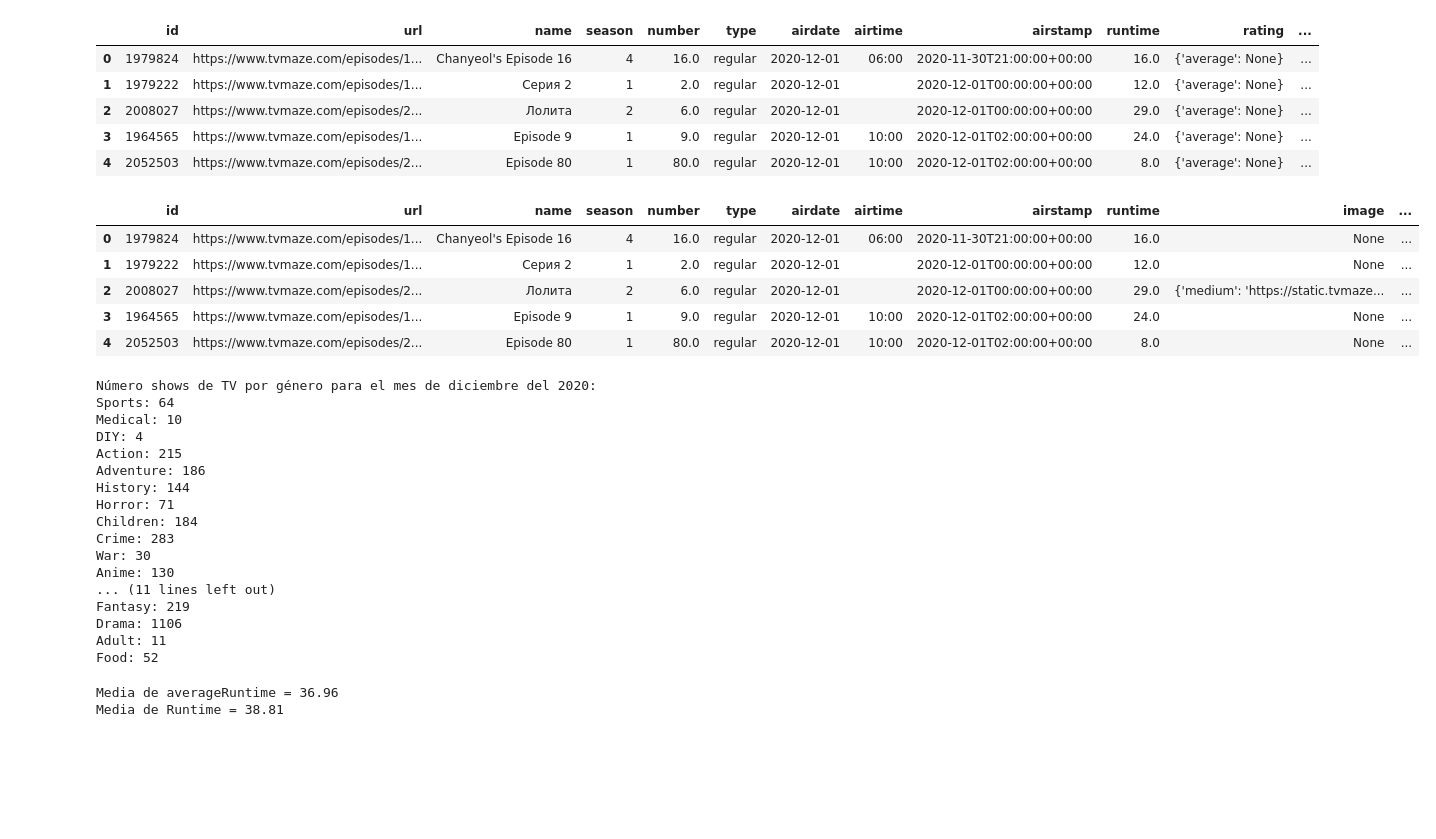
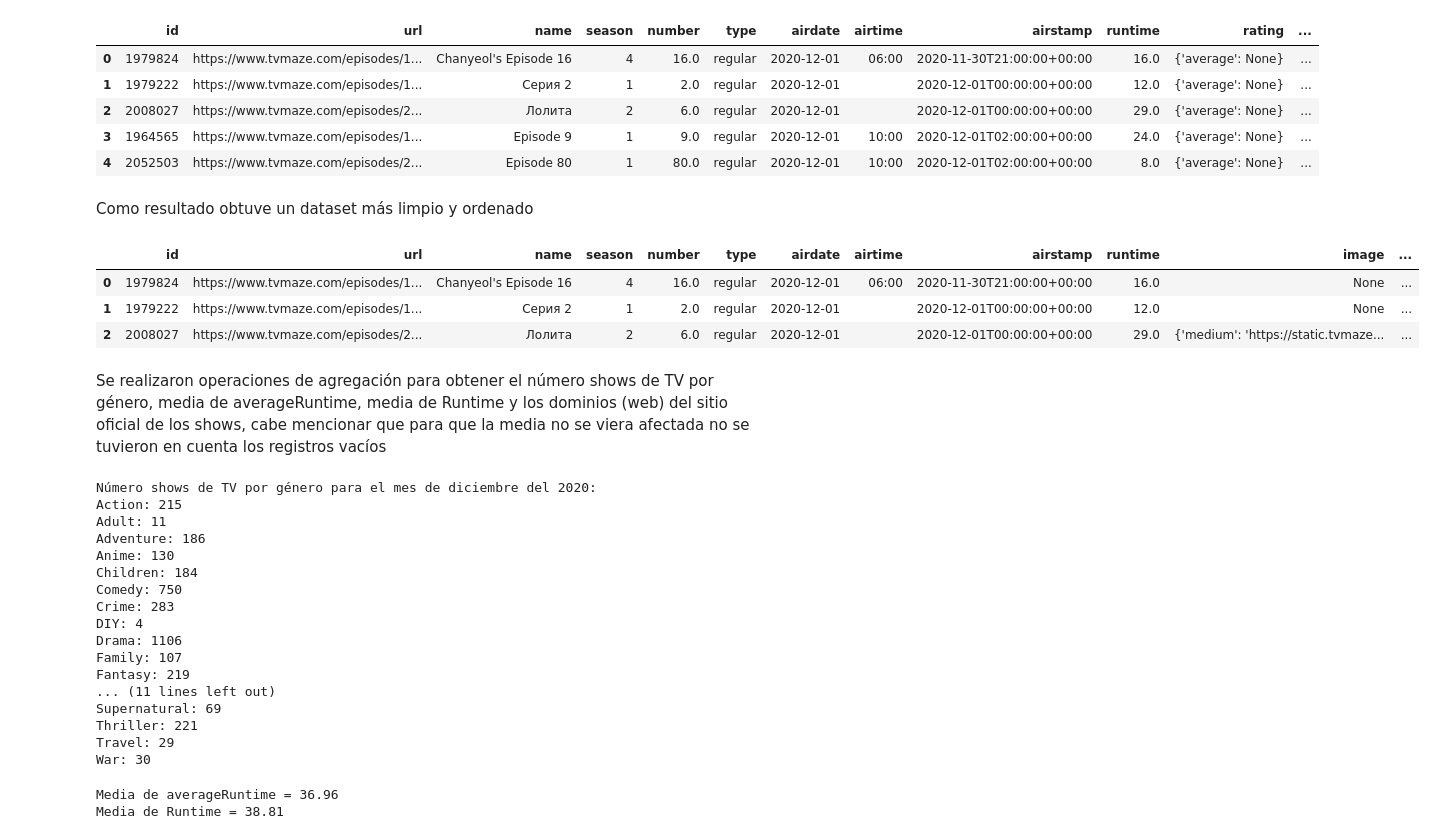
Before and after one commit to AletzB/lulo_bank, a Jupyter notebook: analysis.ipynb, the cells around one changed output. Cells and saved outputs as stored; diff of their text form; code cells hidden in the pictures; blank space fills up the shorter version.

```diff
--- a/analysis.ipynb
+++ b/analysis.ipynb
@@ -100,39 +109,41 @@ officialSite=[x for x in officialSite if str(x) != 'None']
 
 for e in genres:
     genres_extend.extend(e)
+# %% [markdown]
+Como resultado obtuve un dataset más limpio y ordenado
 # %%
-df.head()
+df.head(3)
 # %% [output]
 |  | id | url | name | season | number | type | airdate | airtime | airstamp | runtime | image | ... |
 | 0 | 1979824 | https://www.tvmaze.com/episodes/1... | Chanyeol's Episode 16 | 4 | 16.0 | regular | 2020-12-01 | 06:00 | 2020-11-30T21:00:00+00:00 | 16.0 | None | ... |
 | 1 | 1979222 | https://www.tvmaze.com/episodes/1... | Серия 2 | 1 | 2.0 | regular | 2020-12-01 |  | 2020-12-01T00:00:00+00:00 | 12.0 | None | ... |
 | 2 | 2008027 | https://www.tvmaze.com/episodes/2... | Лолита | 2 | 6.0 | regular | 2020-12-01 |  | 2020-12-01T00:00:00+00:00 | 29.0 | {'medium': 'https://static.tvmaze... | ... |
-| 3 | 1964565 | https://www.tvmaze.com/episodes/1... | Episode 9 | 1 | 9.0 | regular | 2020-12-01 | 10:00 | 2020-12-01T02:00:00+00:00 | 24.0 | None | ... |
-| 4 | 2052503 | https://www.tvmaze.com/episodes/2... | Episode 80 | 1 | 80.0 | regular | 2020-12-01 | 10:00 | 2020-12-01T02:00:00+00:00 | 8.0 | None | ... |
+# %% [markdown]
+Se realizaron operaciones de agregación para obtener el número shows de TV por género, media de averageRuntime, media de Runtime y los dominios (web) del sitio oficial de los shows, cabe mencionar que para que la media no se viera afectada no se tuvieron en cuenta los registros vacíos
 # %%
 print("Número shows de TV por género para el mes de diciembre del 2020:")
-unique_genres = list(set(genres_extend))
+unique_genres = sorted(list(set(genres_extend)))
 for i in unique_genres:
     count = genres_extend.count(i)
     print(f"{i}: {count}")
 # %% [output]
 Número shows de TV por género para el mes de diciembre del 2020:
-Sports: 64
-Medical: 10
+Action: 215
+Adult: 11
+Adventure: 186
+Anime: 130
+Children: 184
+Comedy: 750
+Crime: 283
 DIY: 4
-Action: 215
-Adventure: 186
-History: 144
-Horror: 71
-Children: 184
-Crime: 283
+Drama: 1106
+Family: 107
+Fantasy: 219
+... (11 lines left out)
+Supernatural: 69
+Thriller: 221
+Travel: 29
 War: 30
-Anime: 130
-... (11 lines left out)
-Fantasy: 219
-Drama: 1106
-Adult: 11
-Food: 52
 # %%
 mean_averageRuntime = f"{(np.mean(averageRuntime)):.2f}"
 print(f"Media de averageRuntime = {mean_averageRuntime}")
```
Also changed, not shown: parts of 22 cells of this notebook, 12 other files.
